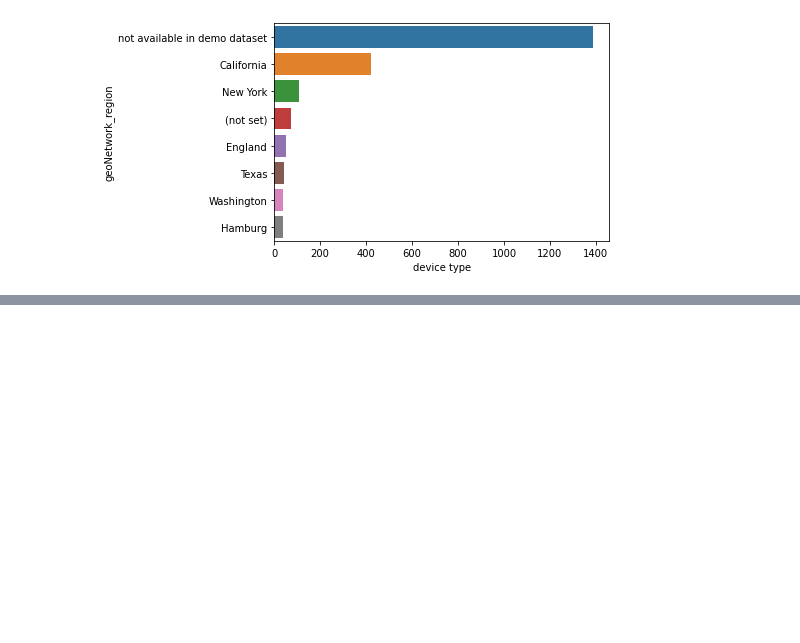
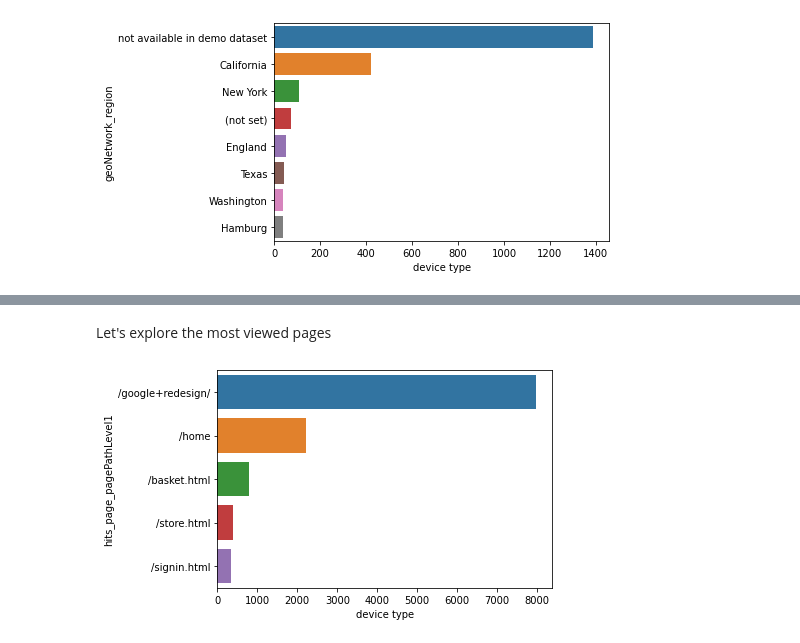
Before and after one commit to lamparelli/analytics_eda, a Jupyter notebook: eda.ipynb, the cells around one changed output, grey strips where cells are left out. Drawn from its saved outputs; the diff is of its cells as text; code cells hidden in the pictures; blank space fills up the shorter version.

```diff
--- a/eda.ipynb
+++ b/eda.ipynb
@@ -410,0 +431,3 @@ plt.show()
+# %%
+hitsdf = pd.merge(hitsdf.session_id, hitsdf.hits.explode(), left_index=True, right_index=True)
+hitsdf.head()
@@ -410,0 +449,8 @@ plt.show()
+# %%
+objCols = utilities.getListOfObjectColumns(hitsdf)
+while (len(objCols) > 0):
+    for col in objCols:
+        utilities.extractNestedObjectData(hitsdf, col)
+    objCols = utilities.getListOfObjectColumns(hitsdf)
+
+hitsdf.head()
@@ -410,0 +488,7 @@ plt.show()
+# %%
+colsToDrop = []
+for col in hitsdf.columns:
+    if (hitsdf[col].isnull().all()):
+        colsToDrop.append(col)
+print(colsToDrop)
+hitsdf.drop(columns=colsToDrop, inplace=True)
@@ -410,0 +526,10 @@ plt.show()
+# %% [markdown]
+Let's explore the most viewed pages
+# %%
+numDataToShow = 5
+
+ax = sns.countplot(data=hitsdf, y="hits_page_pagePathLevel1", order=hitsdf.hits_page_pagePathLevel1.value_counts()[:numDataToShow].index)
+ax.set(xlabel="device type")
+plt.show()
+# %% [output]
+[figure, added]
```
Also changed, not shown: parts of 16 cells of this notebook.
